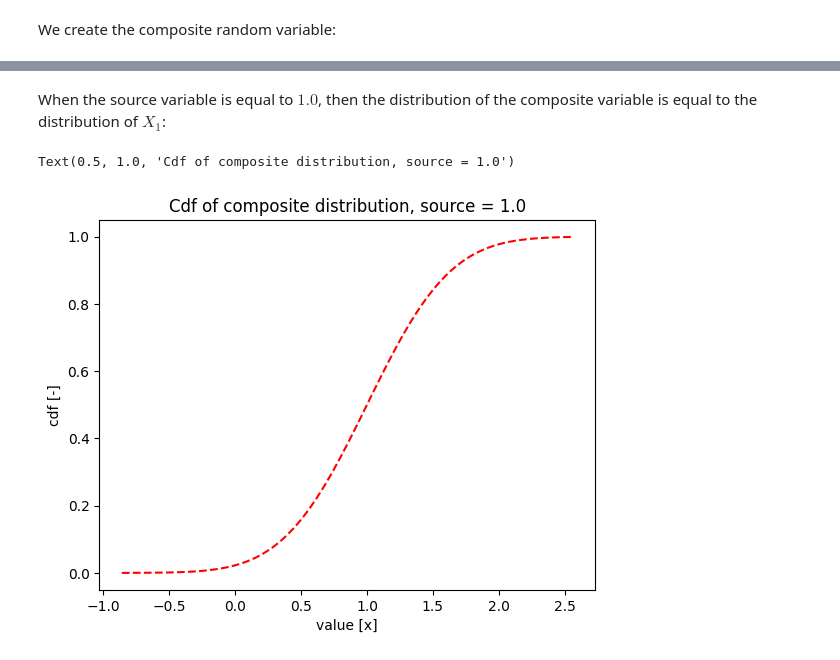
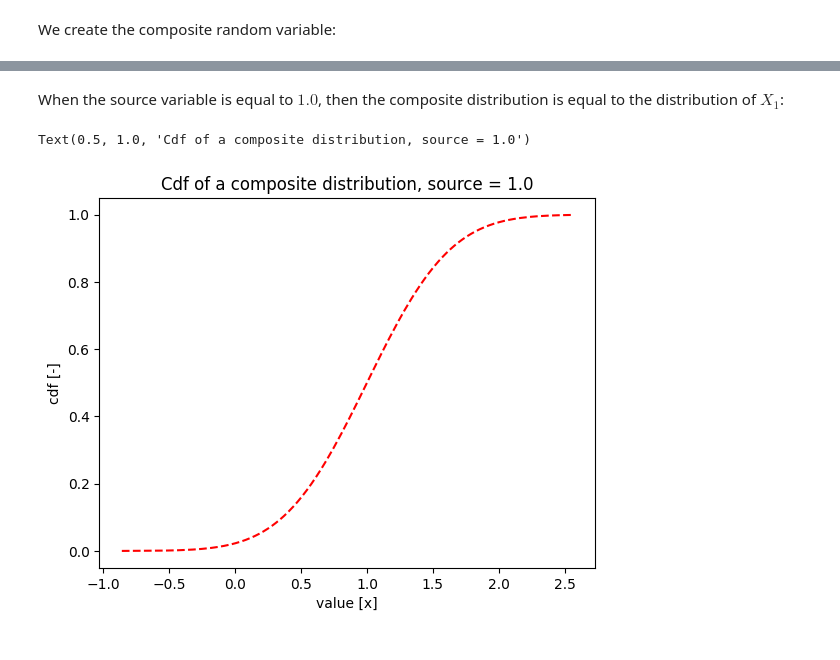
Before and after one commit to Deltares/ProbabilisticLibrary, a Jupyter notebook: sources/Deltares.Probabilistic.PWrapper.Notebooks/composite_distribution.ipynb, the cells around one changed output, grey strips where cells are left out. Saved outputs shown, nothing was run; the diff lists cells and outputs as text; code cells hidden in the pictures.

```diff
--- a/sources/Deltares.Probabilistic.PWrapper.Notebooks/composite_distribution.ipynb
+++ b/sources/Deltares.Probabilistic.PWrapper.Notebooks/composite_distribution.ipynb
@@ -95,12 +95,12 @@ Text(0.5, 1.0, 'Cdf of composite distribution, source = 4.0')
 # %% [markdown]
-When the source variable is equal to $1.0$, then the distribution of the composite variable is equal to the distribution of $X_1$:
+When the source variable is equal to $1.0$, then the composite distribution is equal to the distribution of $X_1$:
 # %%
 source_value = 1.0
 x = [stochast.get_x_from_u_and_source(val, source_value) for val in u]
 plt.plot(x, p, 'r--')
 plt.xlabel('value [x]')
 plt.ylabel('cdf [-]')
-plt.title(f'Cdf of composite distribution, source = {source_value}')
+plt.title(f'Cdf of a composite distribution, source = {source_value}')
 # %% [output]
-Text(0.5, 1.0, 'Cdf of composite distribution, source = 1.0')
+Text(0.5, 1.0, 'Cdf of a composite distribution, source = 1.0')
-[figure, old version]
+[figure, new version]
```
Also changed, not shown: parts of 6 cells of this notebook.
